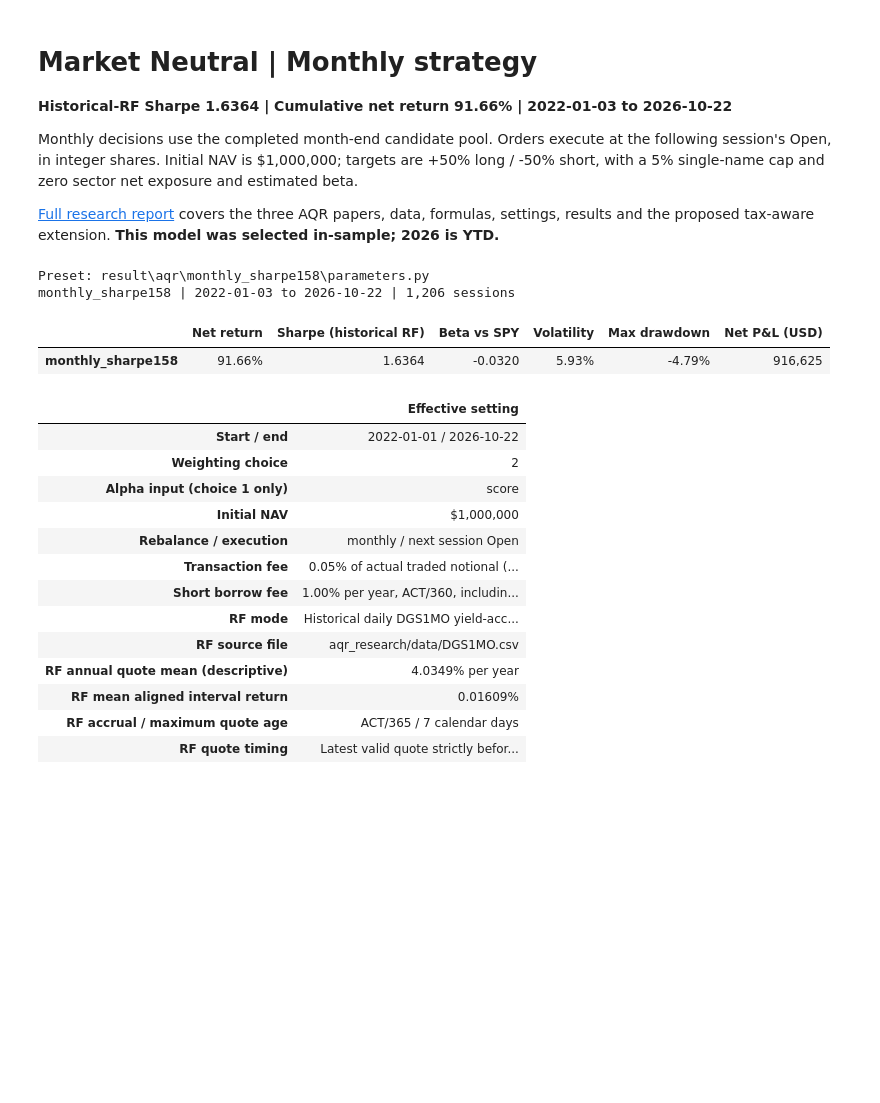
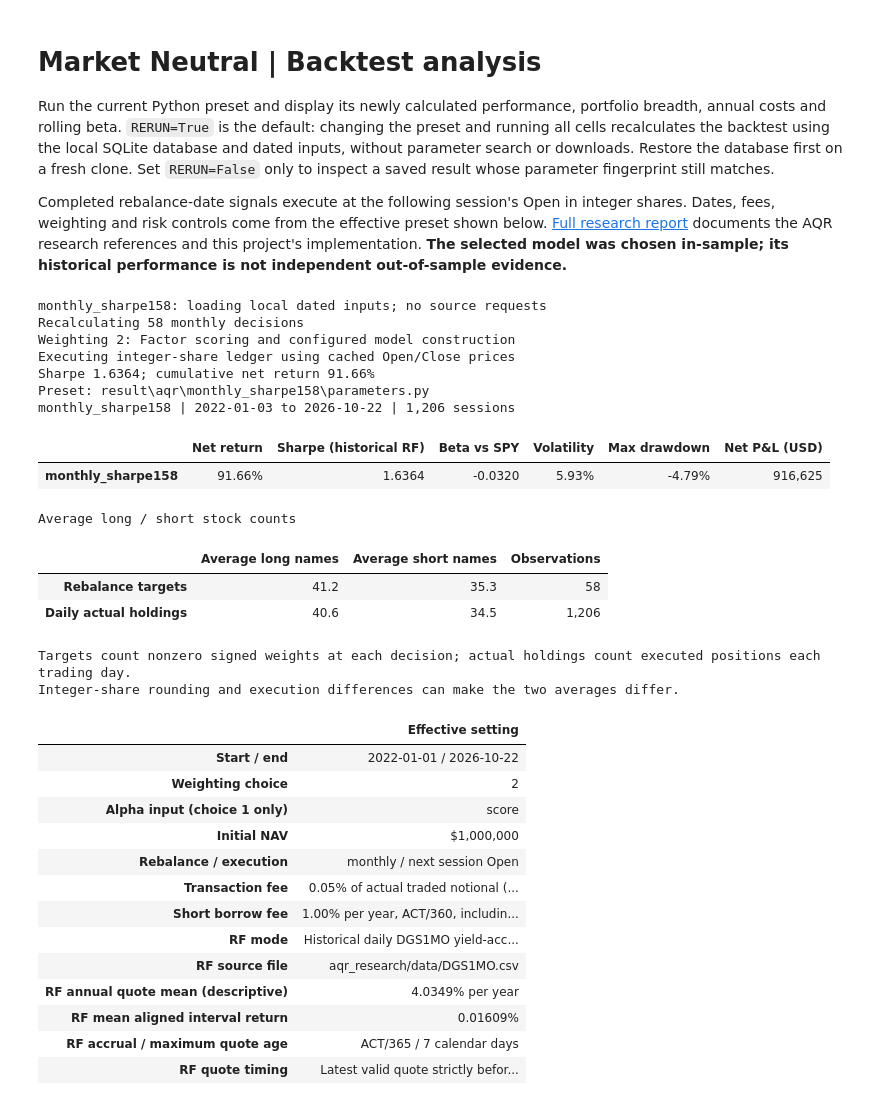
Before and after one commit to asd1354403003/Long-Short-Tax-Saving, a Jupyter notebook: analysis_market_neutral.ipynb, the cells around one changed output. Saved outputs shown, nothing was run; the diff lists cells and outputs as text; code cells hidden in the pictures; blank space fills up the shorter version.

Commit message:
Replay analysis notebooks by default and display average long and short counts

```diff
--- a/analysis_market_neutral.ipynb
+++ b/analysis_market_neutral.ipynb
@@ -1,11 +1,9 @@
 # %% [markdown]
-# Market Neutral | Monthly strategy
+# Market Neutral | Backtest analysis
 
-**Historical-RF Sharpe 1.6364 | Cumulative net return 91.66% | 2022-01-03 to 2026-10-22**
+Run the current Python preset and display its newly calculated performance, portfolio breadth, annual costs and rolling beta. `RERUN=True` is the default: changing the preset and running all cells recalculates the backtest using the local SQLite database and dated inputs, without parameter search or downloads. Restore the database first on a fresh clone. Set `RERUN=False` only to inspect a saved result whose parameter fingerprint still matches.
 
-Monthly decisions use the completed month-end candidate pool. Orders execute at the following session's Open, in integer shares. Initial NAV is $1,000,000; targets are +50% long / -50% short, with a 5% single-name cap and zero sector net exposure and estimated beta.
-
-[Full research report](report.html) covers the three AQR papers, data, formulas, settings, results and the proposed tax-aware extension. **This model was selected in-sample; 2026 is YTD.**
+Completed rebalance-date signals execute at the following session's Open in integer shares. Dates, fees, weighting and risk controls come from the effective preset shown below. [Full research report](report.html) documents the AQR research references and this project's implementation. **The selected model was chosen in-sample; its historical performance is not independent out-of-sample evidence.**
 # %%
 from pathlib import Path
 import json, sys
@@ -22,7 +20,7 @@ plt.rcParams.update({"figure.figsize": (11, 4), "axes.grid": True, "grid.alpha":
 # None uses AQRSettings.selected_parameter_file. An explicit path overrides it.
 # Preset values override method defaults for execution and performance.
 PARAMETER_FILE = None
-RERUN = False  # True recomputes this preset locally; no search or downloads.
+RERUN = True  # Default: recalculate current parameters locally. False only displays a saved result.
 parameters, parameter_path = load_parameters(PARAMETER_FILE)
 result_file = parameter_path.with_name("result.json")
 if RERUN or not result_file.exists():
@@ -36,18 +34,40 @@ daily.index = pd.to_datetime(daily.index)
 print(f"Preset: {parameter_path.relative_to(PROJECT)}")
 print(f"{result['name']} | {daily.index[0].date()} to {daily.index[-1].date()} | {len(daily):,} sessions")
 # %% [output]
+monthly_sharpe158: loading local dated inputs; no source requests
+Recalculating 58 monthly decisions
+Weighting 2: Factor scoring and configured model construction
+Executing integer-share ledger using cached Open/Close prices
+Sharpe 1.6364; cumulative net return 91.66%
 Preset: result\aqr\monthly_sharpe158\parameters.py
 monthly_sharpe158 | 2022-01-03 to 2026-10-22 | 1,206 sessions
 # %%
 m = result["metrics"]
 summary = pd.DataFrame([{"Net return": m["net_return"], "Sharpe (historical RF)": m["sharpe"],
     "Beta vs SPY": m["beta"], "Volatility": m["volatility"], "Max drawdown": m["max_drawdown"],
     "Net P&L (USD)": m["net_pnl"]}], index=[result["name"]])
 display(summary.style.format({"Net return": "{:.2%}", "Sharpe (historical RF)": "{:.4f}",
     "Beta vs SPY": "{:.4f}", "Volatility": "{:.2%}", "Max drawdown": "{:.2%}", "Net P&L (USD)": "{:,.0f}"}))
+# Equal-weight averages over decision dates and daily observations, respectively.
+checks = pd.DataFrame(result["rebalance_summary"])
+breadth = pd.DataFrame({
+    "Average long names": [checks.target_longs.mean(), daily.long_stocks.mean()],
+    "Average short names": [checks.target_shorts.mean(), daily.short_stocks.mean()],
+    "Observations": [len(checks), len(daily)],
+}, index=["Rebalance targets", "Daily actual holdings"])
+print("Average long / short stock counts")
+display(breadth.style.format({"Average long names": "{:.1f}", "Average short names": "{:.1f}", "Observations": "{:,.0f}"}))
+print("Targets count nonzero signed weights at each decision; actual holdings count executed positions each trading day.")
+print("Integer-share rounding and execution differences can make the two averages differ.")
 # %% [output]
 |  | Net return | Sharpe (historical RF) | Beta vs SPY | Volatility | Max drawdown | Net P&L (USD) |
 | monthly_sharpe158 | 91.66% | 1.6364 | -0.0320 | 5.93% | -4.79% | 916,625 |
+Average long / short stock counts
+|  | Average long names | Average short names | Observations |
+| Rebalance targets | 41.2 | 35.3 | 58 |
+| Daily actual holdings | 40.6 | 34.5 | 1,206 |
+Targets count nonzero signed weights at each decision; actual holdings count executed positions each trading day.
+Integer-share rounding and execution differences can make the two averages differ.
 # %%
 # Execution settings and the RF benchmark both belong in the displayed assumptions.
 b = parameters["backtest"]
```
Also changed, not shown: parts of 2 cells of this notebook, 4 other files.
